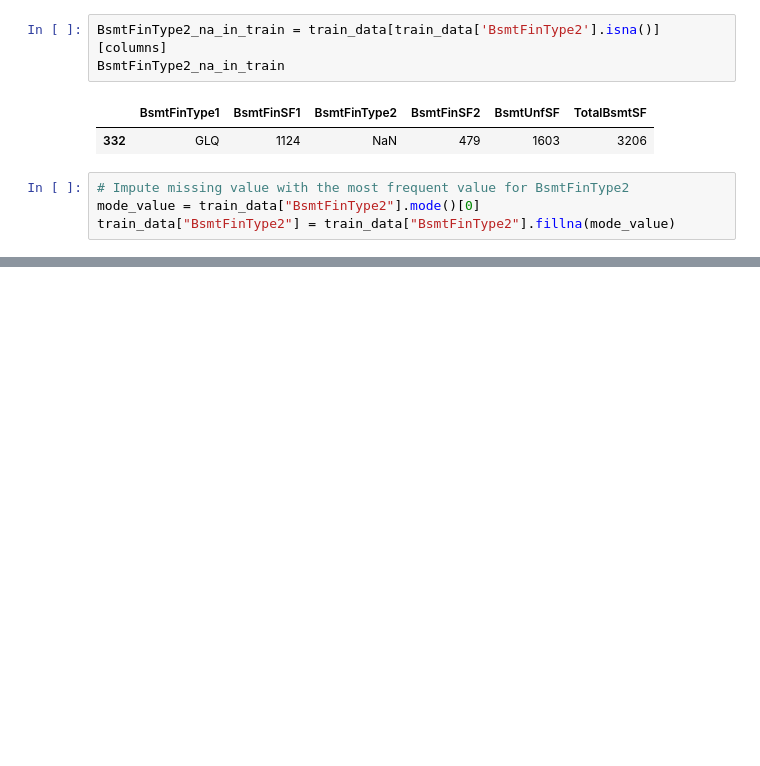
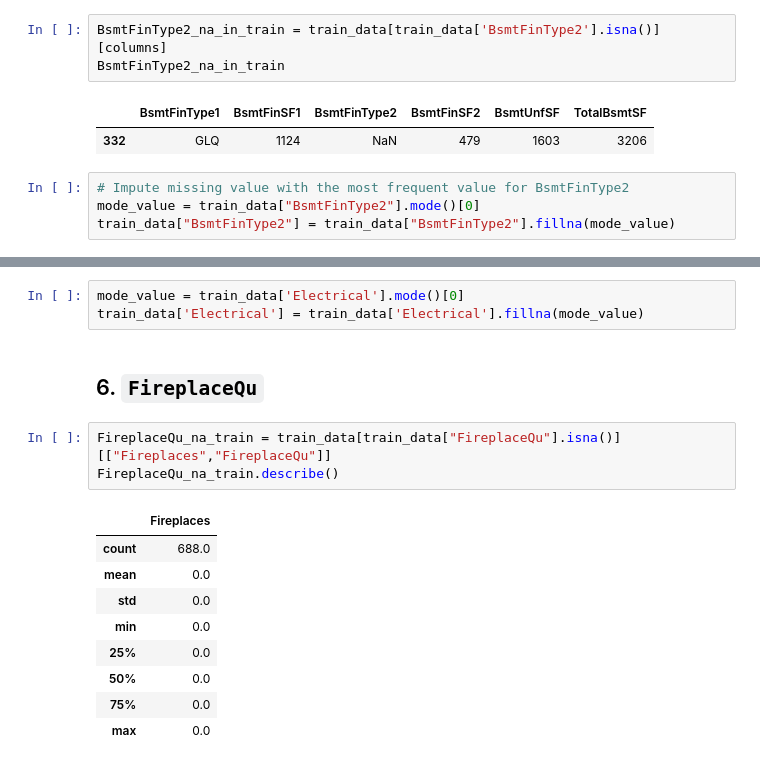
Before and after one commit to hchamikadilshan/house-price-predictor, a Jupyter notebook: notebooks/1 - preprocessing.ipynb, the cells around one changed output, grey strips where cells are left out. Saved outputs shown, nothing was run; the diff lists cells and outputs as text; blank space fills up the shorter version.

```diff
--- a/notebooks/1 - preprocessing.ipynb
+++ b/notebooks/1 - preprocessing.ipynb
@@ -277,0 +293,18 @@ train_data["BsmtFinType2"] = train_data["BsmtFinType2"].fillna(mode_value)
+# %%
+mode_value = train_data['Electrical'].mode()[0]
+train_data['Electrical'] = train_data['Electrical'].fillna(mode_value)
+# %% [markdown]
+## 6. `FireplaceQu`
+# %%
+FireplaceQu_na_train = train_data[train_data["FireplaceQu"].isna()][["Fireplaces","FireplaceQu"]]
+FireplaceQu_na_train.describe()
+# %% [output]
+|  | Fireplaces |
+| count | 688.0 |
+| mean | 0.0 |
+| std | 0.0 |
+| min | 0.0 |
+| 25% | 0.0 |
+| 50% | 0.0 |
+| 75% | 0.0 |
+| max | 0.0 |
```
Also changed, not shown: parts of 18 cells of this notebook.
